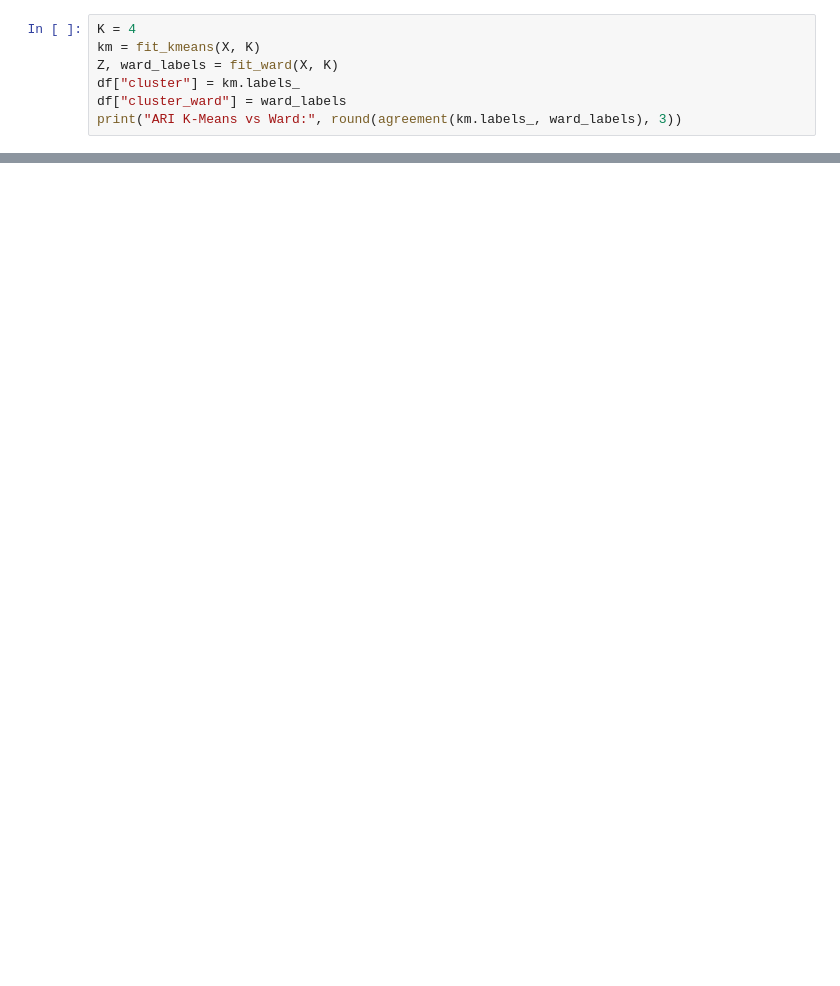
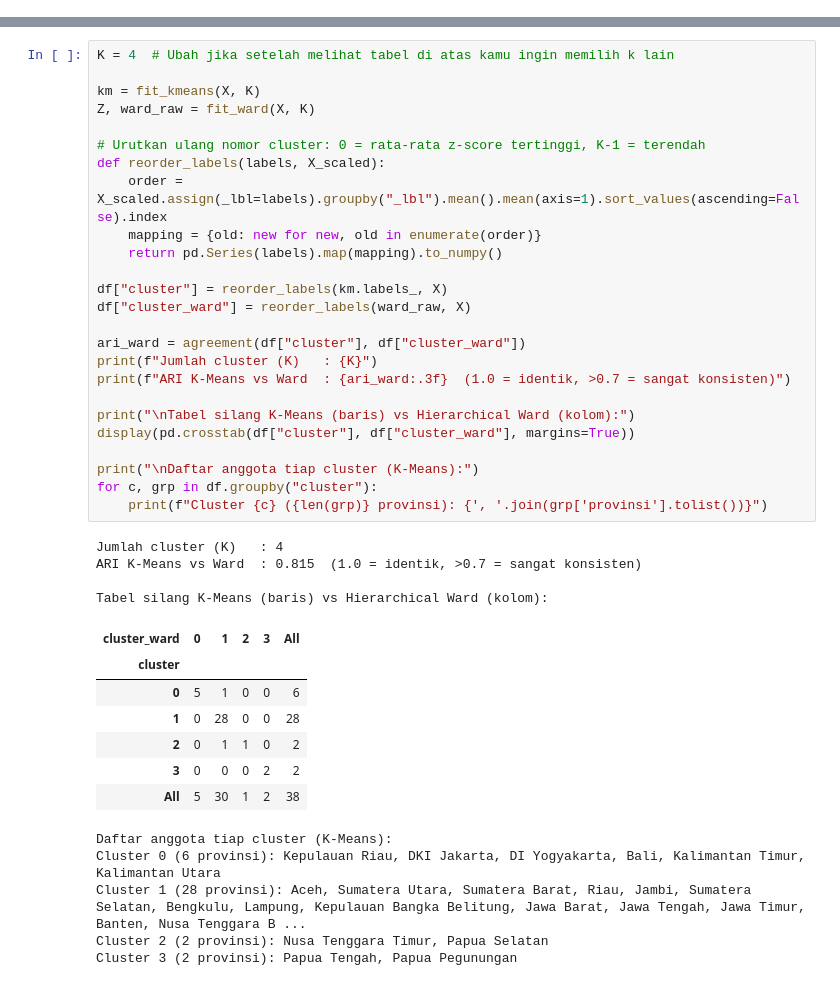
Before and after one commit to jansv7/indo-digital-divide-clustering, a Jupyter notebook: notebooks/03_clustering_modeling.ipynb, the cells around one changed output, grey strips where cells are left out. Drawn from its saved outputs; the diff is of its cells as text; blank space fills up the shorter version.

```diff
--- a/notebooks/03_clustering_modeling.ipynb
+++ b/notebooks/03_clustering_modeling.ipynb
@@ -35,7 +48,0 @@ Pilih k yang seimbang secara statistik **dan** mudah ditafsirkan. Alasan: _tulis
-# %%
-K = 4
-km = fit_kmeans(X, K)
-Z, ward_labels = fit_ward(X, K)
-df["cluster"] = km.labels_
-df["cluster_ward"] = ward_labels
-print("ARI K-Means vs Ward:", round(agreement(km.labels_, ward_labels), 3))
@@ -66,0 +126,42 @@ df.to_csv(CLUSTER_FILE, index=False)
+# %%
+K = 4  # Ubah jika setelah melihat tabel di atas kamu ingin memilih k lain
+
+km = fit_kmeans(X, K)
+Z, ward_raw = fit_ward(X, K)
+
+# Urutkan ulang nomor cluster: 0 = rata-rata z-score tertinggi, K-1 = terendah
+def reorder_labels(labels, X_scaled):
+    order = X_scaled.assign(_lbl=labels).groupby("_lbl").mean().mean(axis=1).sort_values(ascending=False).index
+    mapping = {old: new for new, old in enumerate(order)}
+    return pd.Series(labels).map(mapping).to_numpy()
+
+df["cluster"] = reorder_labels(km.labels_, X)
+df["cluster_ward"] = reorder_labels(ward_raw, X)
+
+ari_ward = agreement(df["cluster"], df["cluster_ward"])
+print(f"Jumlah cluster (K)   : {K}")
+print(f"ARI K-Means vs Ward  : {ari_ward:.3f}  (1.0 = identik, >0.7 = sangat konsisten)")
+
+print("\nTabel silang K-Means (baris) vs Hierarchical Ward (kolom):")
+display(pd.crosstab(df["cluster"], df["cluster_ward"], margins=True))
+
+print("\nDaftar anggota tiap cluster (K-Means):")
+for c, grp in df.groupby("cluster"):
+    print(f"Cluster {c} ({len(grp)} provinsi): {', '.join(grp['provinsi'].tolist())}")
+# %% [output]
+Jumlah cluster (K)   : 4
+ARI K-Means vs Ward  : 0.815  (1.0 = identik, >0.7 = sangat konsisten)
+
+Tabel silang K-Means (baris) vs Hierarchical Ward (kolom):
+| cluster_ward | 0 | 1 | 2 | 3 | All |
+| cluster |  |  |  |  |  |
+| 0 | 5 | 1 | 0 | 0 | 6 |
+| 1 | 0 | 28 | 0 | 0 | 28 |
+| 2 | 0 | 1 | 1 | 0 | 2 |
+| 3 | 0 | 0 | 0 | 2 | 2 |
+| All | 5 | 30 | 1 | 2 | 38 |
+Daftar anggota tiap cluster (K-Means):
+Cluster 0 (6 provinsi): Kepulauan Riau, DKI Jakarta, DI Yogyakarta, Bali, Kalimantan Timur, Kalimantan Utara
+Cluster 1 (28 provinsi): Aceh, Sumatera Utara, Sumatera Barat, Riau, Jambi, Sumatera Selatan, Bengkulu, Lampung, Kepulauan Bangka Belitung, Jawa Barat, Jawa Tengah, Jawa Timur, Banten, Nusa Tenggara B ...
+Cluster 2 (2 provinsi): Nusa Tenggara Timur, Papua Selatan
+Cluster 3 (2 provinsi): Papua Tengah, Papua Pegunungan
```
Also changed, not shown: parts of 29 cells of this notebook, 19 other files.
